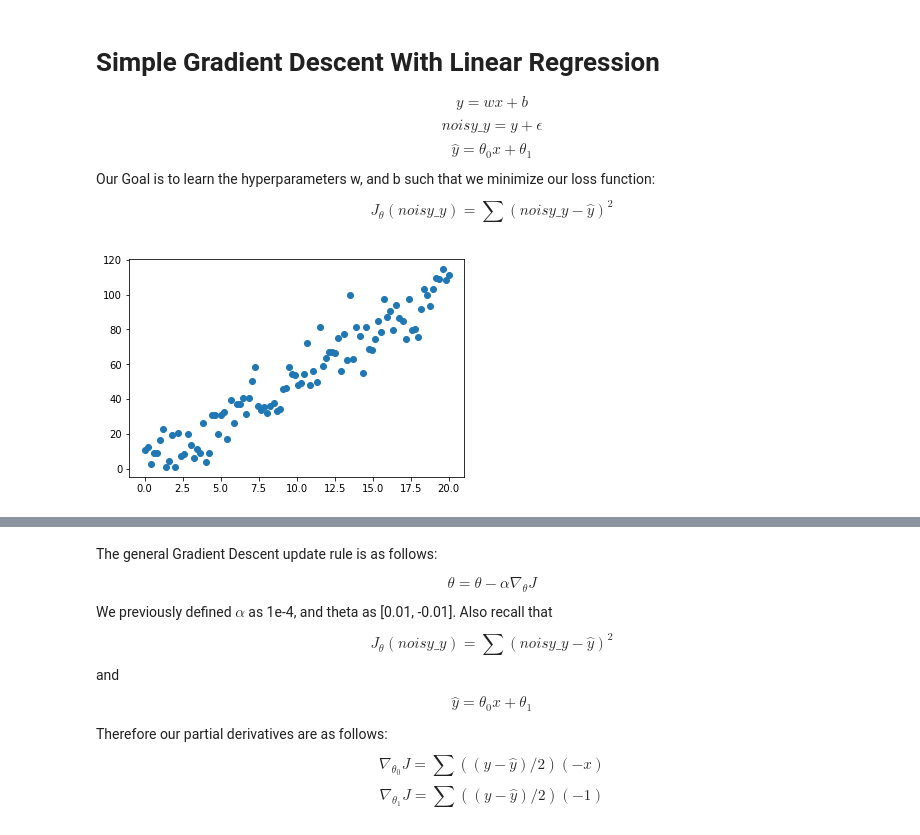
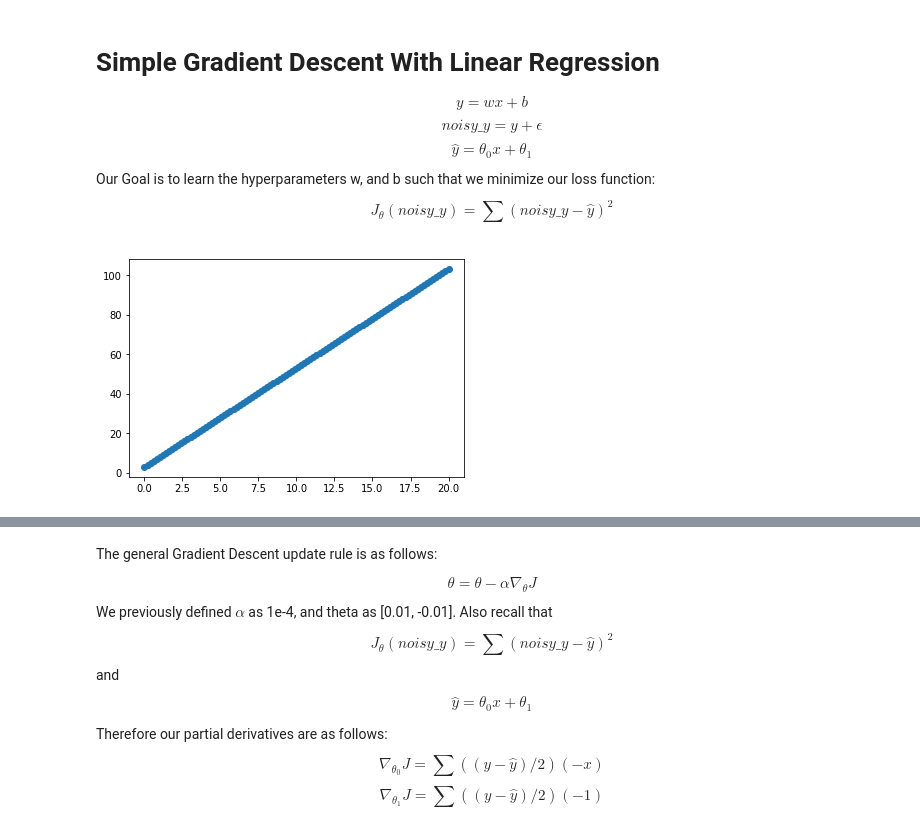
Before and after one commit to cumason123/machine-learning, a Jupyter notebook: optimization-functions/Linear Regression with Gradient Descent.ipynb, the cells around one changed output, grey strips where cells are left out. Drawn from its saved outputs; the diff is of its cells as text; code cells hidden in the pictures.

```diff
--- a/optimization-functions/Linear Regression with Gradient Descent.ipynb
+++ b/optimization-functions/Linear Regression with Gradient Descent.ipynb
@@ -9,15 +9,13 @@ $$\hat{y} = \theta_0x + \theta_1$$
 Our Goal is to learn the hyperparameters w, and b such that we minimize our loss function:
 $$J_\theta(noisy\_y) = \sum(noisy\_y - \hat{y})^2$$
 # %%
-# First let's define x, y, w, b, noisy_y, and epsilon
+# First let's define x, y, w, b
 x = np.linspace(0, 20, 100)
 w = 5
 b = 3
-epsilon = np.random.normal(size=(100))*10 # epsilon is noise we add to the data
-y = (5*x + 3)
-noisy_y = y + epsilon
+y = (w*x + b)
+
+plt.scatter(x, y)
+plt.show()
+# %% [output]
+[figure, added]
-# %%
-plt.scatter(x, noisy_y)
-plt.show()
-# %% [output]
-[figure, removed]
```
Also changed, not shown: parts of 4 cells of this notebook.
